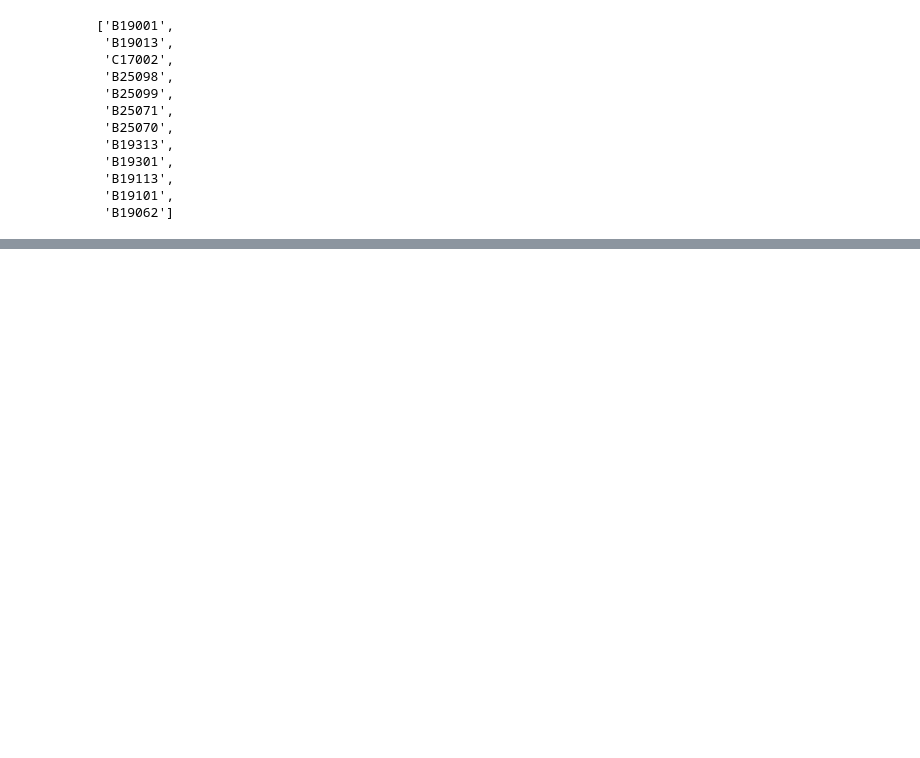
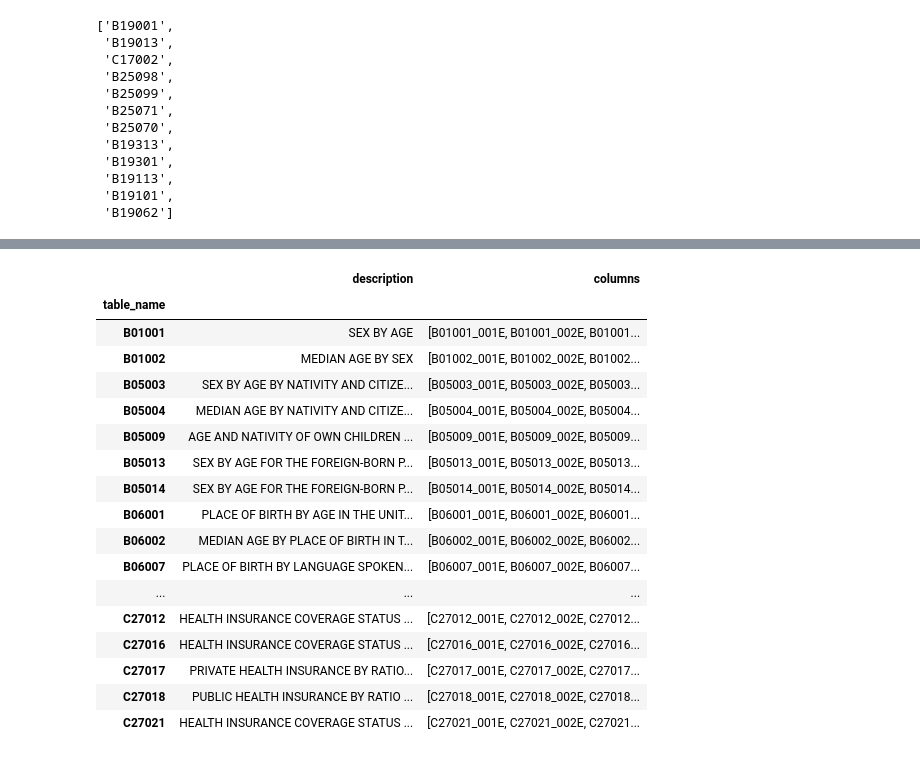
Before and after one commit to LeDataSciFi/FinTech-Capstone-2023, a Jupyter notebook: ACSVariables.ipynb, the cells around one changed output, grey strips where cells are left out. Drawn from its saved outputs; the diff is of its cells as text; code cells hidden in the pictures; blank space fills up the shorter version.

```diff
--- a/ACSVariables.ipynb
+++ b/ACSVariables.ipynb
@@ -454,3 +454,25 @@ acs.filter_variables("B19062")
 | B19062_001E | Estimate!!Aggregate wage or salar... | AGGREGATE WAGE OR SALARY INCOME I... | int | B19062 | 0 | NaN | NaN | B19062_001EA,B19062_001M,B19062_0... | ... |
 # %%
 varList.append("B19062_001E")
+# %%
+# Exploring age tables
+acs.filter_tables("AGE", by = "description")
+# %% [output]
+|  | description | columns |
+| table_name |  |  |
+| B01001 | SEX BY AGE | [B01001_001E, B01001_002E, B01001... |
+| B01002 | MEDIAN AGE BY SEX | [B01002_001E, B01002_002E, B01002... |
+| B05003 | SEX BY AGE BY NATIVITY AND CITIZE... | [B05003_001E, B05003_002E, B05003... |
+| B05004 | MEDIAN AGE BY NATIVITY AND CITIZE... | [B05004_001E, B05004_002E, B05004... |
+| B05009 | AGE AND NATIVITY OF OWN CHILDREN ... | [B05009_001E, B05009_002E, B05009... |
+| B05013 | SEX BY AGE FOR THE FOREIGN-BORN P... | [B05013_001E, B05013_002E, B05013... |
+| B05014 | SEX BY AGE FOR THE FOREIGN-BORN P... | [B05014_001E, B05014_002E, B05014... |
+| B06001 | PLACE OF BIRTH BY AGE IN THE UNIT... | [B06001_001E, B06001_002E, B06001... |
+| B06002 | MEDIAN AGE BY PLACE OF BIRTH IN T... | [B06002_001E, B06002_002E, B06002... |
+| B06007 | PLACE OF BIRTH BY LANGUAGE SPOKEN... | [B06007_001E, B06007_002E, B06007... |
+| ... | ... | ... |
+| C27012 | HEALTH INSURANCE COVERAGE STATUS ... | [C27012_001E, C27012_002E, C27012... |
+| C27016 | HEALTH INSURANCE COVERAGE STATUS ... | [C27016_001E, C27016_002E, C27016... |
+| C27017 | PRIVATE HEALTH INSURANCE BY RATIO... | [C27017_001E, C27017_002E, C27017... |
+| C27018 | PUBLIC HEALTH INSURANCE BY RATIO ... | [C27018_001E, C27018_002E, C27018... |
+| C27021 | HEALTH INSURANCE COVERAGE STATUS ... | [C27021_001E, C27021_002E, C27021... |
```
Also changed, not shown: parts of 9 cells of this notebook, 1 other file.
